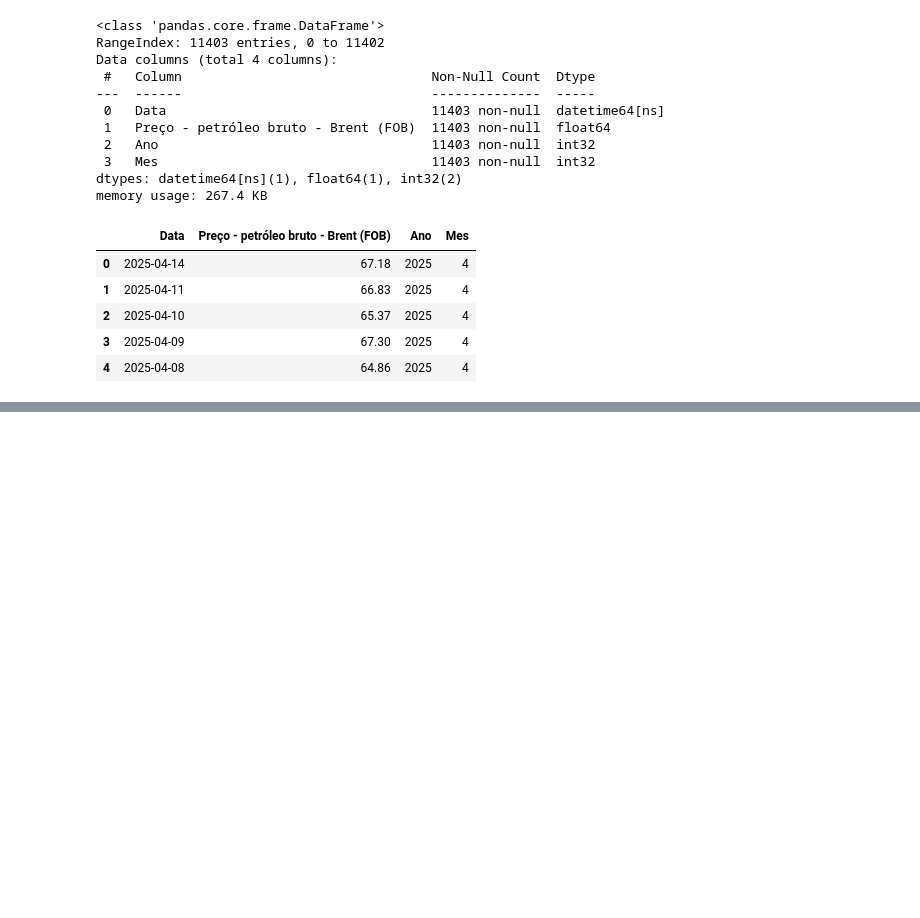
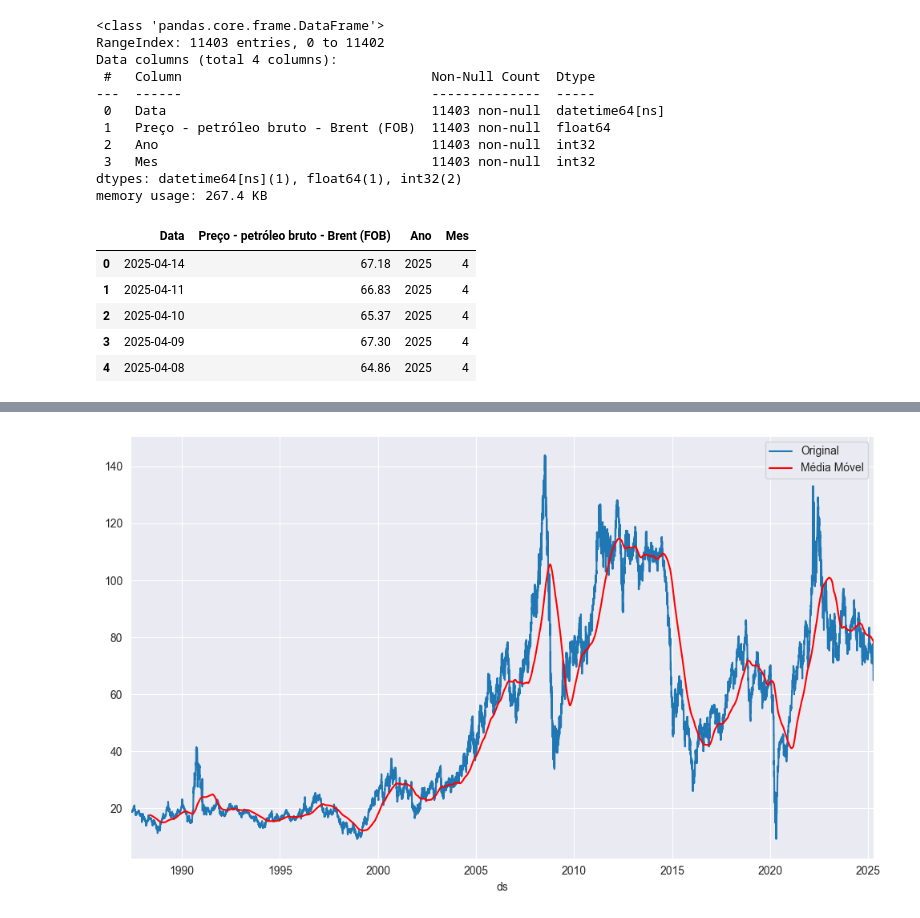
Before and after one commit to MichaelYuri/Brent-vision, a Jupyter notebook: notebooks/inicial.ipynb, the cells around one changed output, grey strips where cells are left out. Drawn from its saved outputs; the diff is of its cells as text; code cells hidden in the pictures; blank space fills up the shorter version.

```diff
--- a/notebooks/inicial.ipynb
+++ b/notebooks/inicial.ipynb
@@ -264,0 +404,12 @@ AttributeError: 'function' object has no attribute 'head'
+# %%
+# Calcular média móvel com janela menor
+ma = df1['y'].rolling(window=365).mean()
+
+# Criar o gráfico
+f, ax = plt.subplots(figsize=(10,6))
+df1['y'].plot(ax=ax, label='Original')
+ma.plot(ax=ax, color='r', label='Média Móvel')
+plt.legend()
+plt.tight_layout()
+# %% [output]
+[figure, added]
```
Also changed, not shown: parts of 42 cells of this notebook.
